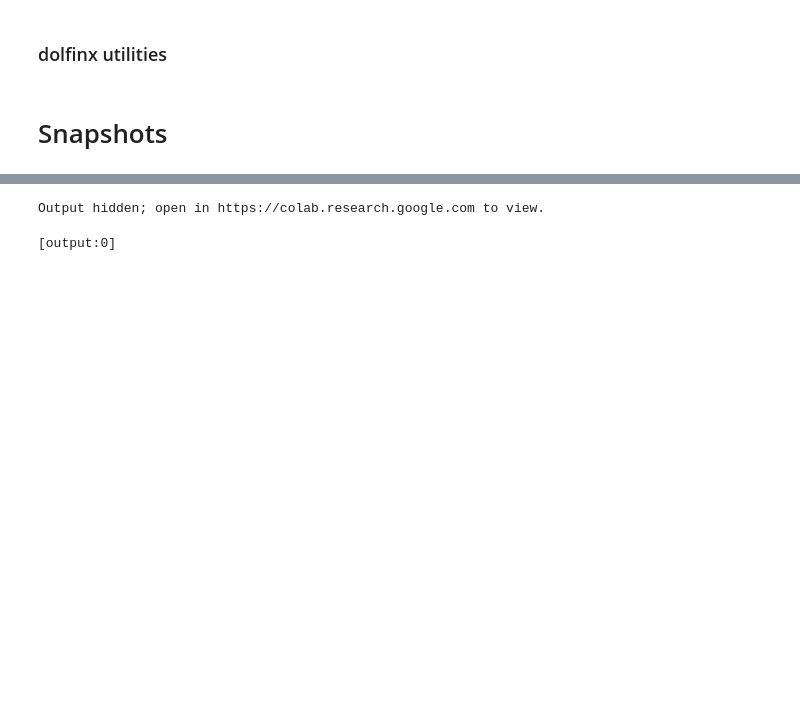
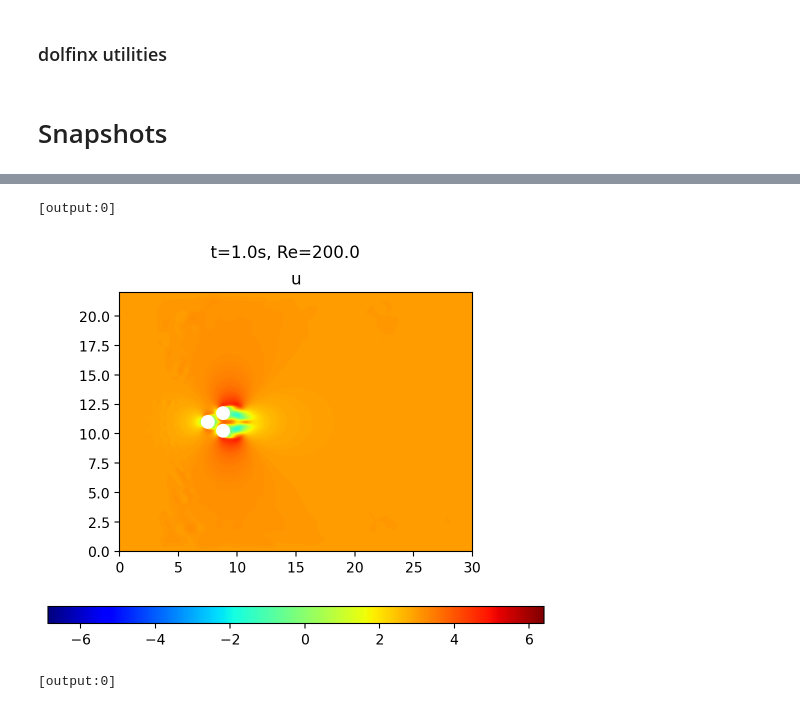
Before and after one commit to adrianoracano/mySHRED, a Jupyter notebook: dataset_pinball_parallel.ipynb, the cells around one changed output, grey strips where cells are left out. Cells and saved outputs as stored; diff of their text form; code cells hidden in the pictures; blank space fills up the shorter version.

```diff
--- a/dataset_pinball_parallel.ipynb
+++ b/dataset_pinball_parallel.ipynb
@@ -483,6 +479,12 @@ def get_bcs(mesh, V, Q, ft, U_max, alpha, bcwalls="freeslip"):
     # )
     # bcp = [bcp_outlet]
     bcp = []
+    def on_ref_point(x):
+        return np.isclose(x[0], L) & np.isclose(x[1], H/2)
+
+    dofs_p_ref = dolfinx.fem.locate_dofs_geometrical(Q, on_ref_point)
+    bcp_ref   = dirichletbc(PETSc.ScalarType(0), dofs_p_ref, Q)
+    bcp.append(bcp_ref)
 
     # Walls
     # freeslip
@@ -769,7 +771,7 @@ def solve(params, mesh, facet_tags, dt, num_steps, U_max, rho_, save_to_np_every
 
 
             # --- Gather pressure on Q (owned DOFs only) ---
-            arr_p = p_.x.array - domain_average(mesh, p)
+            arr_p = p_.x.array # - domain_average(mesh, p_)
             im_p = Q.dofmap.index_map
             local_idxs_p = np.arange(im_p.size_local, dtype=np.int32)
             owned_p = np.setdiff1d(local_idxs_p, im_p.ghosts, assume_unique=True)
@@ -950,10 +936,10 @@ np.random.seed(42)
 # %%
 %%px
 if rank==0:
-    U = np.zeros((ntrajectories, ntimes, N))
-    V = np.zeros((ntrajectories, ntimes, N))
-    P = np.zeros((ntrajectories, ntimes, N))
-    MU = np.zeros((ntrajectories, ntimes, nparams))
+    U = np.zeros((ntrajectories, ntimes // save_to_np_every_steps, N))
+    V = np.zeros((ntrajectories, ntimes // save_to_np_every_steps, N))
+    P = np.zeros((ntrajectories, ntimes // save_to_np_every_steps, N))
+    MU = np.zeros((ntrajectories, ntimes // save_to_np_every_steps, nparams))
 
     os.makedirs("snapshots_pinball", exist_ok=True)
 
@@ -965,7 +951,7 @@ for i in range(0, ntrajectories):
     # params = [0] * len(params_range)
     # for j in range(len(params_range)):
     #     params[j] = ((params_range[j][1] - params_range[j][0]) * np.random.rand(1) + params_range[j][0]).item()
-    params = [[param_i] * (timesteps+1) for param_i in [0.0, 0.006]] # shape (n_params, n_timesteps)
+    params = [[param_i] * (timesteps+1) for param_i in [0.0, 0.015]] # shape (n_params, n_timesteps)
 
     if rank==0:
         print(f"U_max: {U_max} [m/s]")
@@ -1059,49 +1031,58 @@ if rank==0:
 # %%
 %%px
 from IPython.display import display
+from matplotlib.axes import Axes
 
 if rank==0:
-    fig, axs = plt.subplots(1, 3)
+
+
+    plotlist = [u,
+                # v,
+                # p_np
+                ]
+    titlelist = ["u", "v", "p"]
+    sm_list = [sm_u, sm_v, sm_p]
+    norm_list = [norm_u, norm_v, norm_p]
+
+    fig, axs = plt.subplots(1, len(plotlist))
     # add_zoom(2.4)
 
     # add_zoom(2.4)
 
-    plt.gcf().set_figheight(plt.gcf().get_figheight() * 0.3)
-    zoom = 2.7
-    plt.gcf().set_figheight(plt.gcf().get_figheight() * zoom)
-    plt.gcf().set_figwidth(plt.gcf().get_figwidth() * zoom)
+    if isinstance(axs, Axes):
+        axs = [axs]
 
-    # Aggiungi le colorbar statiche fuori dalla funzione di aggiornamento
-    cbar_u = fig.colorbar(sm_u, ax=axs[0], orientation='horizontal', pad = 0.15, aspect = 30)
-    axs[0].set_title("u")
-    cbar_u = fig.colorbar(sm_v, ax=axs[1], orientation='horizontal', pad = 0.15, aspect = 30)
-    axs[1].set_title("v")
-    cbar_p = fig.colorbar(sm_p, ax=axs[2], orientation='horizontal', pad = 0.15, aspect = 30)
-    axs[2].set_title("p")
+    # plt.gcf().set_figheight(plt.gcf().get_figheight() * 0.3)
+    # zoom = 2.7
+    # plt.gcf().set_figheight(plt.gcf().get_figheight() * zoom)
+    # plt.gcf().set_figwidth(plt.gcf().get_figwidth() * zoom)
 
-    whichtimes = np.arange(0, ntimes, 1)
-    # whichtimes = [ntimes-1]
+    for i, field in enumerate(plotlist):
+        cbar_i = fig.colorbar(sm_list[i], ax=axs[i], orientation='horizontal', pad = 0.15, aspect = 30)
+        axs[i].set_title(titlelist[i])
+
+    # whichtimes = np.arange(0, ntimes, 1)
+    whichtimes = [ntimes-1]
     for time in whichtimes:
 
-        cont1 = axs[0].tricontourf(triang, u_np[time, :], cmap="jet", levels=200, norm=norm_u)
-        axs[0].set_aspect("equal")
-        cont2 = axs[1].tricontourf(triang, v_np[time, :], cmap="jet", levels=200, norm=norm_v)
-        axs[1].set_aspect("equal")
-        cont3 = axs[2].tricontourf(triang, p_np[time, :], cmap="jet", levels=200, norm=norm_p)
-        axs[2].set_aspect("equal")
+        for i, field in enumerate(plotlist):
+
+            cont = axs[i].tricontourf(triang, field[time, :], cmap="jet", levels=200, norm=norm_list[i])
+            axs[i].set_aspect("equal")
 
         for ax in axs:
             for cyl in cyl_coords:
                 ax.fill(cyl[:,0], cyl[:,1], 'white', edgecolor='white', lw=1.5)
 
         # fig.subplots_adjust(top=2.95, bottom=0)
         fig.suptitle(f"t={(time*save_to_np_every_steps)/timesteps*T:.1f}s, Re={U_max * np.cos(params[0][0]) * 2 * R  * rho_ / params[1][0]:.1f} ")
 
         display(fig)
         plt.close(fig)
         clc(wait=True)
 # %% [output]
-Output hidden; open in https://colab.research.google.com to view.
+[output:0]
+[figure, added]
 # %%
 %%px
 import matplotlib.pyplot as plt
```
Also changed, not shown: parts of 7 cells of this notebook, 5 other files.
